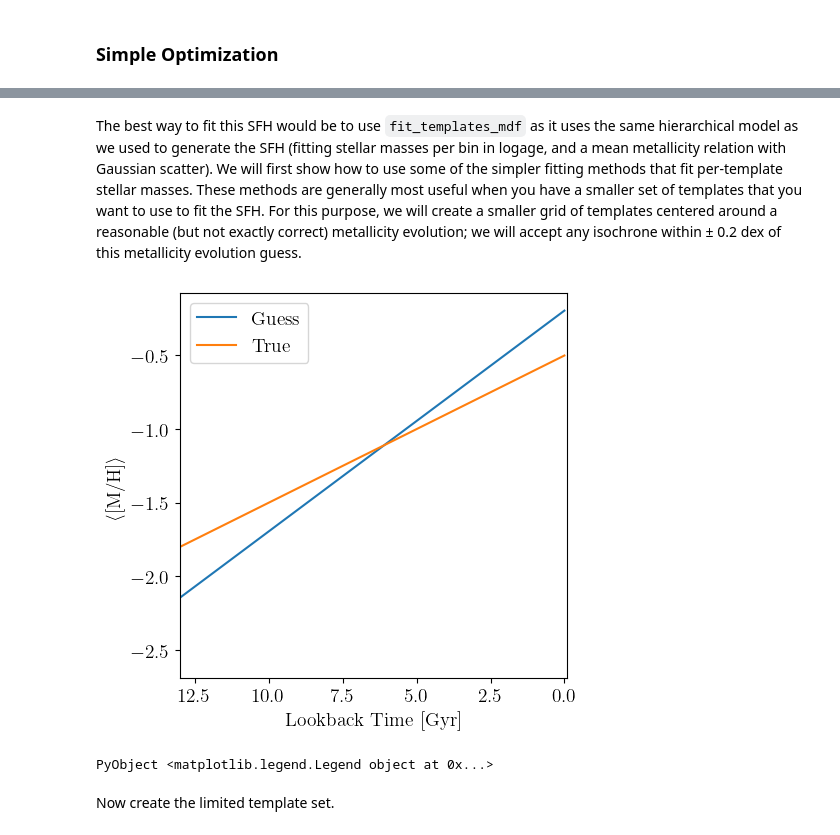
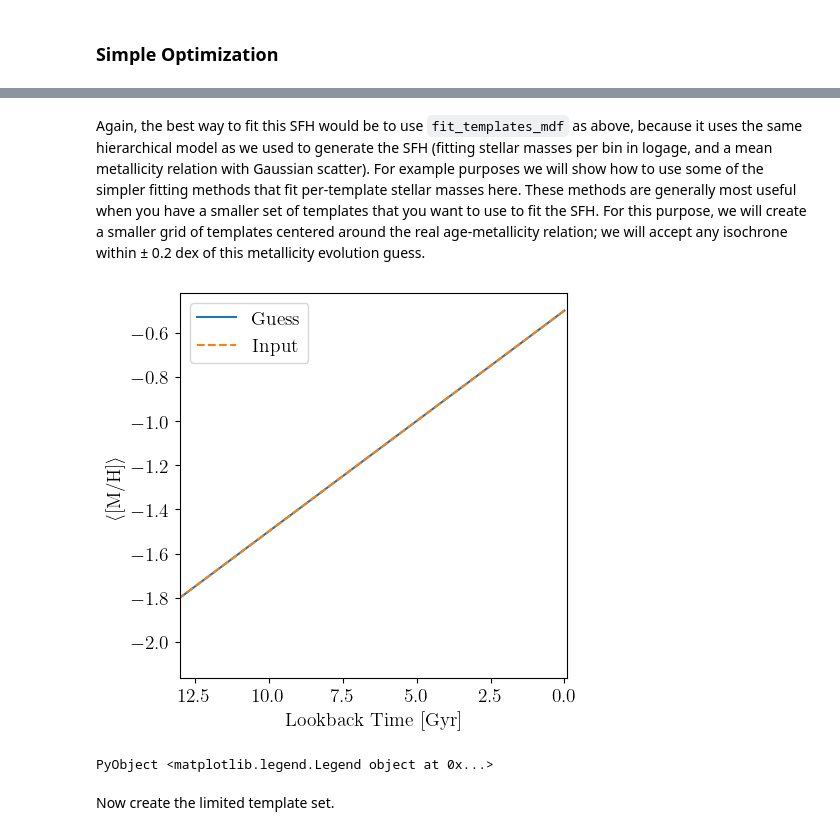
Before and after one commit to cgarling/StarFormationHistories.jl, a Jupyter notebook: examples/fitting1.ipynb, the cells around one changed output, grey strips where cells are left out. Saved outputs shown, nothing was run; the diff lists cells and outputs as text; code cells hidden in the pictures.

```diff
--- a/examples/fitting1.ipynb
+++ b/examples/fitting1.ipynb
@@ -644,19 +995,20 @@ data = model3
 # %% [markdown]
-The best way to fit this SFH would be to use `fit_templates_mdf` as it uses the same hierarchical model as we used to generate the SFH (fitting stellar masses per bin in logage, and a mean metallicity relation with Gaussian scatter). We will first show how to use some of the simpler fitting methods that fit per-template stellar masses. These methods are generally most useful when you have a smaller set of templates that you want to use to fit the SFH. For this purpose, we will create a smaller grid of templates centered around a reasonable (but not exactly correct) metallicity evolution; we will accept any isochrone within ± 0.2 dex of this metallicity evolution guess.
+Again, the best way to fit this SFH would be to use `fit_templates_mdf` as above, because it uses the same hierarchical model as we used to generate the SFH (fitting stellar masses per bin in logage, and a mean metallicity relation with Gaussian scatter). For example purposes we will show how to use some of the simpler fitting methods that fit per-template stellar masses here. These methods are generally most useful when you have a smaller set of templates that you want to use to fit the SFH. For this purpose, we will create a smaller grid of templates centered around the real age-metallicity relation; we will accept any isochrone within ± 0.2 dex of this metallicity evolution guess.
 # %%
-new_α, new_β, new_σ = 0.15, -2.25, 0.2 # -0.15, -0.2, 0.2
+# new_α, new_β, new_σ = 0.15, -2.25, 0.2 # -0.15, -0.2, 0.2
+new_α, new_β, new_σ = α, β, σ
 met_func(logAge) = (T_max - exp10(logAge)/1e9) * new_α + new_β
 met_func_true(logAge) = (T_max - exp10(logAge)/1e9) * α + β
 laxplot = 6.6:0.01:10.2
 fig,ax1=plt.subplots()
-ax1.plot(exp10.(laxplot)./1e9, met_func.(laxplot),label="Guess")
-ax1.plot(exp10.(laxplot)./1e9, met_func_true.(laxplot),label="True")
+ax1.plot(exp10.(laxplot)./1e9, met_func.(laxplot),label="Guess",zorder=0)
+ax1.plot(exp10.(laxplot)./1e9, met_func_true.(laxplot),label="Input",ls="--",zorder=1)
 ax1.set_xlim([13.0,-0.1])
 ax1.set_xlabel("Lookback Time [Gyr]")
 ax1.set_ylabel(L"$\langle$[M/H]$\rangle$")
 ax1.legend(loc="upper left")
 # %% [output]
-[figure, old version]
+[figure, new version]
 PyObject <matplotlib.legend.Legend object at 0x...>
 # %% [markdown]
 Now create the limited template set.
```
Also changed, not shown: parts of 125 cells of this notebook.
